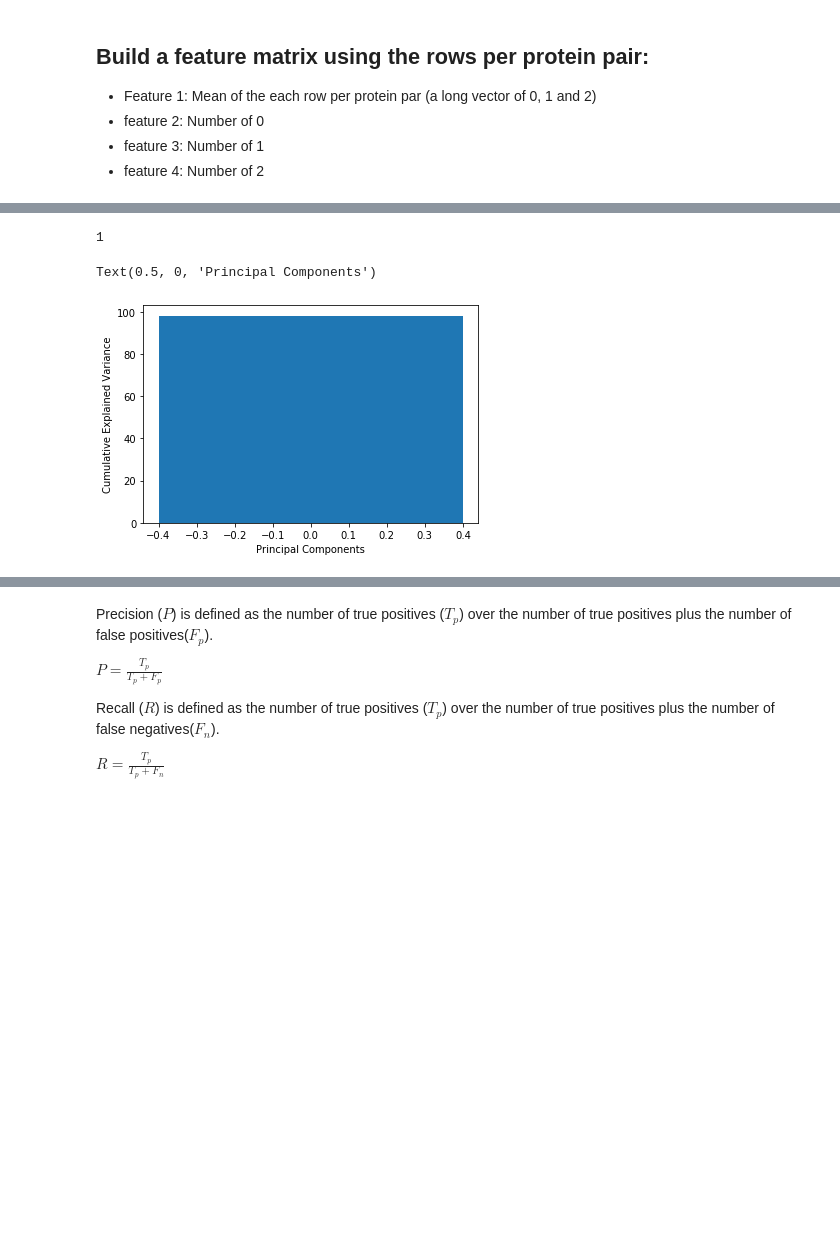
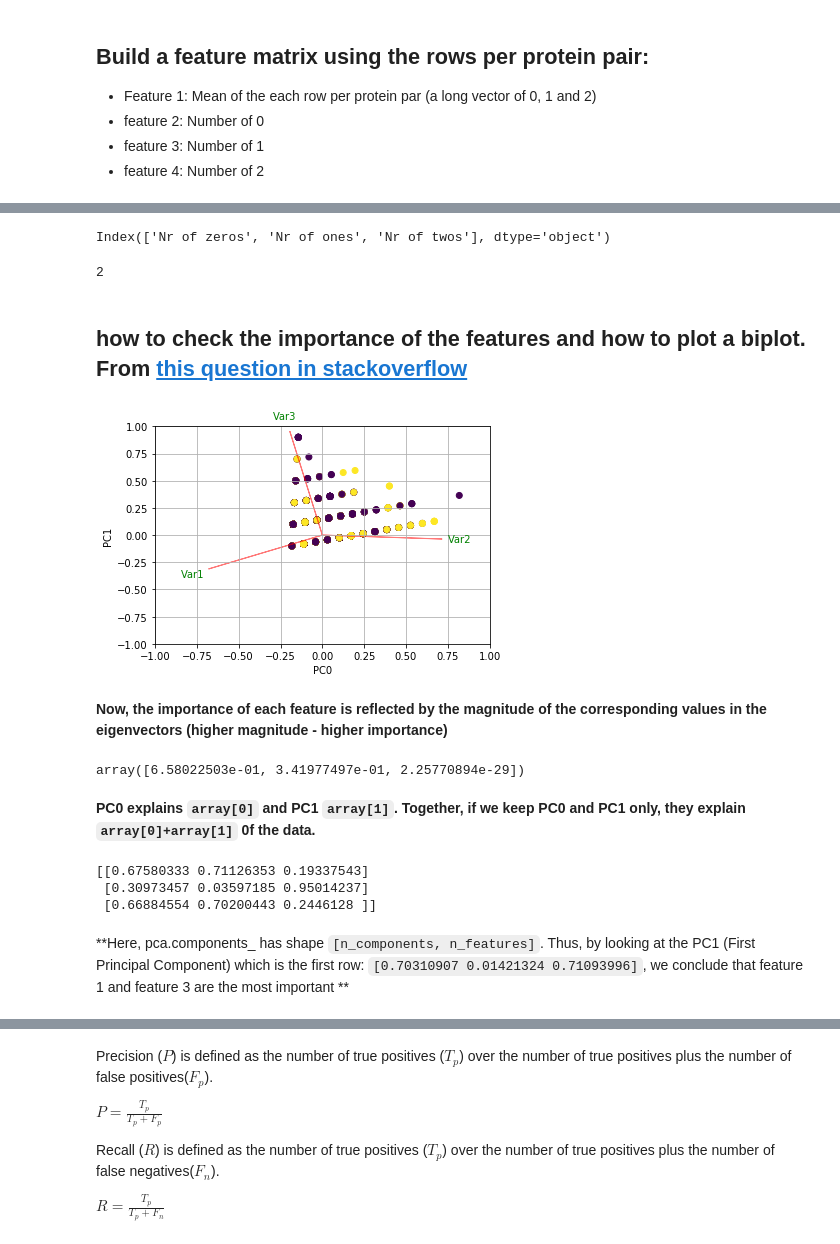
Before and after one commit to leilaicruz/machine-learning-for-yeast, a Jupyter notebook: prot_domains2lethality.ipynb, the cells around one changed output, grey strips where cells are left out. Drawn from its saved outputs; the diff is of its cells as text; code cells hidden in the pictures; blank space fills up the shorter version.

````diff
--- a/prot_domains2lethality.ipynb
+++ b/prot_domains2lethality.ipynb
@@ -194,6 +198,11 @@ feature_post.corr().abs()[["lethality"]]
 # data_all=pd.read_excel('feature-matrix-all.xlsx')
 # %%
 X, y = feature_post.drop(columns=["lethality"]), feature_post["lethality"]
+# %%
+X, y = feature_post.drop(columns=["lethality","std","Mean"]), feature_post["lethality"]
+X.columns
+# %% [output]
+Index(['Nr of zeros', 'Nr of ones', 'Nr of twos'], dtype='object')
 # %%
 from sklearn.model_selection import train_test_split
 X_train, X_test, y_train, y_test =  train_test_split(X,y,test_size = 0.3, random_state= 0)
@@ -205,8 +214,8 @@ X_test = sc_X.transform(X_test)
 # %%
 from sklearn.decomposition import PCA
 pca = PCA()
-X_train = pca.fit_transform(X_train)
-X_test = pca.transform(X_test)
+X_train_pca = pca.fit_transform(X_train_sc)
+X_test_pca = pca.transform(X_test_sc)
 total=sum(pca.explained_variance_)
 k=0
 current_variance=0
@@ -215,20 +224,51 @@ while current_variance/total < 0.90:
     k=k+1
 print(k)
 # %% [output]
-1
+2
-# %%
-from sklearn.decomposition import PCA
-pca = PCA(n_components = 1)
-X_train = pca.fit_transform(X_train)
-X_test = pca.transform(X_test)
-cum_sum = pca.explained_variance_ratio_.cumsum()
-cum_sum = cum_sum*100
-plt.bar(range(1), cum_sum)
-plt.ylabel("Cumulative Explained Variance")
-plt.xlabel("Principal Components")
-# %% [output]
-Text(0.5, 0, 'Principal Components')
-[figure, removed]
+# %% [markdown]
+## how to check the importance of the features and how to plot a biplot. From [this question in stackoverflow](https://stackoverflow.com/questions/50796024/feature-variable-importance-after-a-pca-analysis)
+# %%
+def myplot(score,coeff,labels=None,c=y_train):
+    xs = score[:,0]
+    ys = score[:,1]
+    n = coeff.shape[0]
+    scalex = 1.0/(xs.max() - xs.min())
+    scaley = 1.0/(ys.max() - ys.min())
+    plt.scatter(xs * scalex,ys * scaley, c = c)
+    for i in range(n):
+        plt.arrow(0, 0, coeff[i,0], coeff[i,1],color = 'r',alpha = 0.5)
+        if labels is None:
+            plt.text(coeff[i,0]* 1.15, coeff[i,1] * 1.15, "Var"+str(i+1), color = 'g', ha = 'center', va = 'center')
+        else:
+            plt.text(coeff[i,0]* 1.15, coeff[i,1] * 1.15, labels[i], color = 'g', ha = 'center', va = 'center')
+plt.xlim(-1,1)
+plt.ylim(-1,1)
+plt.xlabel("PC{}".format(0))
+plt.ylabel("PC{}".format(1))
+plt.grid()
+
+#Call the function. Use only the 2 PCs.
+#pca = PCA()
+myplot(X_train_pca[:,0:3],np.transpose(pca.components_[0:3, :]))
+plt.show()
+# %% [output]
+[figure, added]
+# %% [markdown]
+**Now, the importance of each feature is reflected by the magnitude of the corresponding values in the eigenvectors (higher magnitude - higher importance)**
+# %%
+pca.explained_variance_ratio_
+# %% [output]
+array([6.58022503e-01, 3.41977497e-01, 2.25770894e-29])
+# %% [markdown]
+**PC0 explains ```array[0]``` and PC1 ```array[1]```. Together, if we keep PC0 and PC1 only, they explain ```array[0]+array[1]``` 0f the data.**
+# %%
+print(abs( pca.components_ ))
+# %% [output]
+[[0.67580333 0.71126353 0.19337543]
+ [0.30973457 0.03597185 0.95014237]
+ [0.66884554 0.70200443 0.2446128 ]]
+# %% [markdown]
+**Here, pca.components_ has shape  ```[n_components, n_features]```. Thus, by looking at the PC1 (First Principal Component) which is the first row: ```[0.70310907 0.01421324 0.71093996]```, we conclude that feature 1 and feature 3 are the most important **
 # %%
 from sklearn.model_selection import GridSearchCV
 from sklearn.svm import SVC
````
Also changed, not shown: parts of 34 cells of this notebook.
